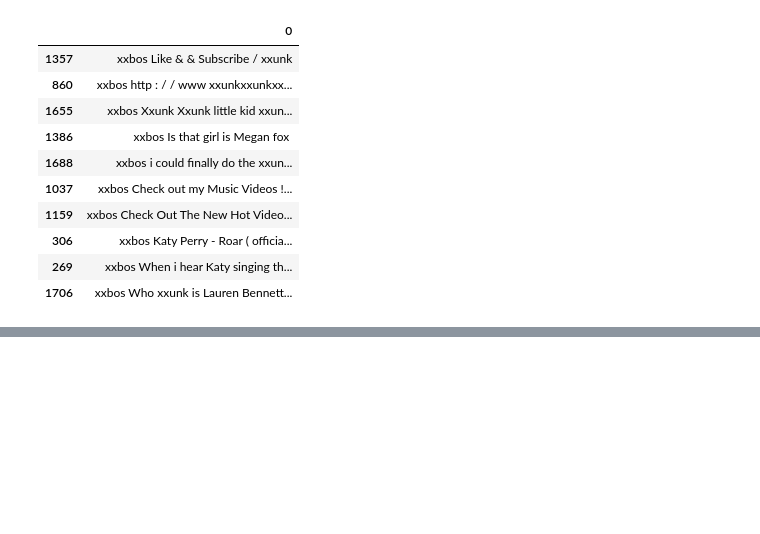
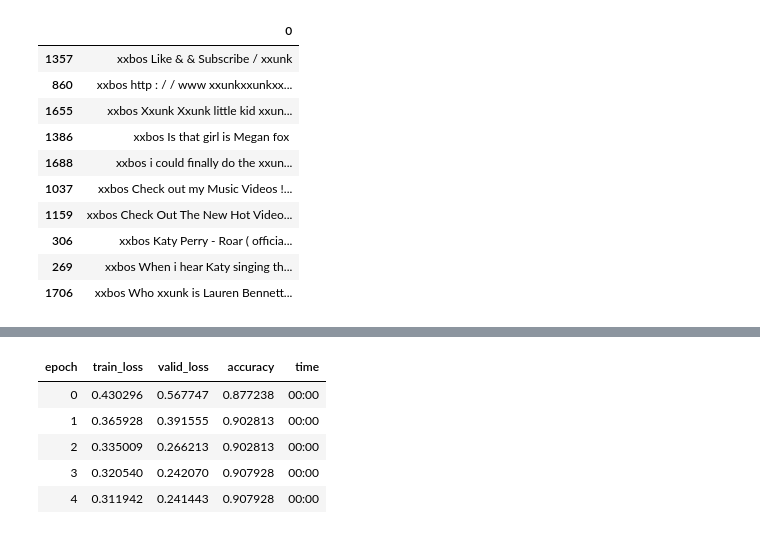
Before and after one commit to lgvaz/lazylabel, a Jupyter notebook: examples/youtube_spam.ipynb, the cells around one changed output, grey strips where cells are left out. Saved outputs shown, nothing was run; the diff lists cells and outputs as text; code cells hidden in the pictures; blank space fills up the shorter version.

```diff
--- a/examples/youtube_spam.ipynb
+++ b/examples/youtube_spam.ipynb
@@ -259,0 +324,9 @@ get_sentences(tls, idxs).sample(10)
+# %%
+learn.fit(5, 5e-3)
+# %% [output]
+| epoch | train_loss | valid_loss | accuracy | time |
+| 0 | 0.430296 | 0.567747 | 0.877238 | 00:00 |
+| 1 | 0.365928 | 0.391555 | 0.902813 | 00:00 |
+| 2 | 0.335009 | 0.266213 | 0.902813 | 00:00 |
+| 3 | 0.320540 | 0.242070 | 0.907928 | 00:00 |
+| 4 | 0.311942 | 0.241443 | 0.907928 | 00:00 |
```
Also changed, not shown: parts of 38 cells of this notebook, 4 other files.
